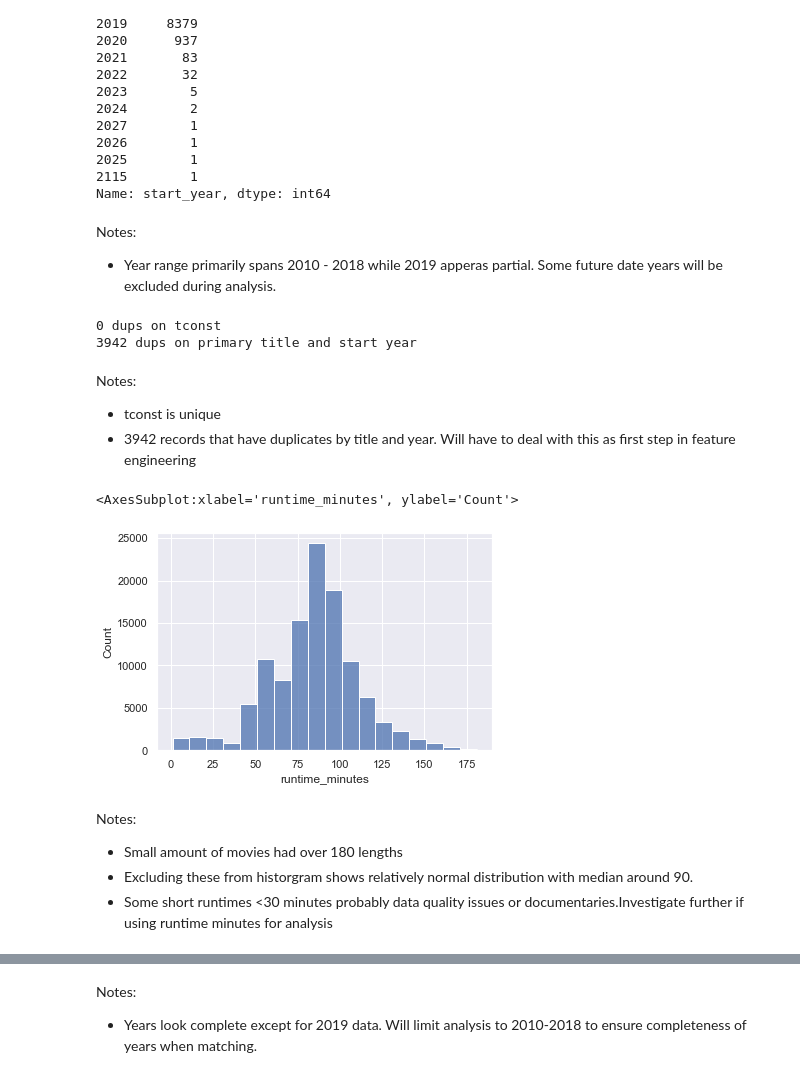
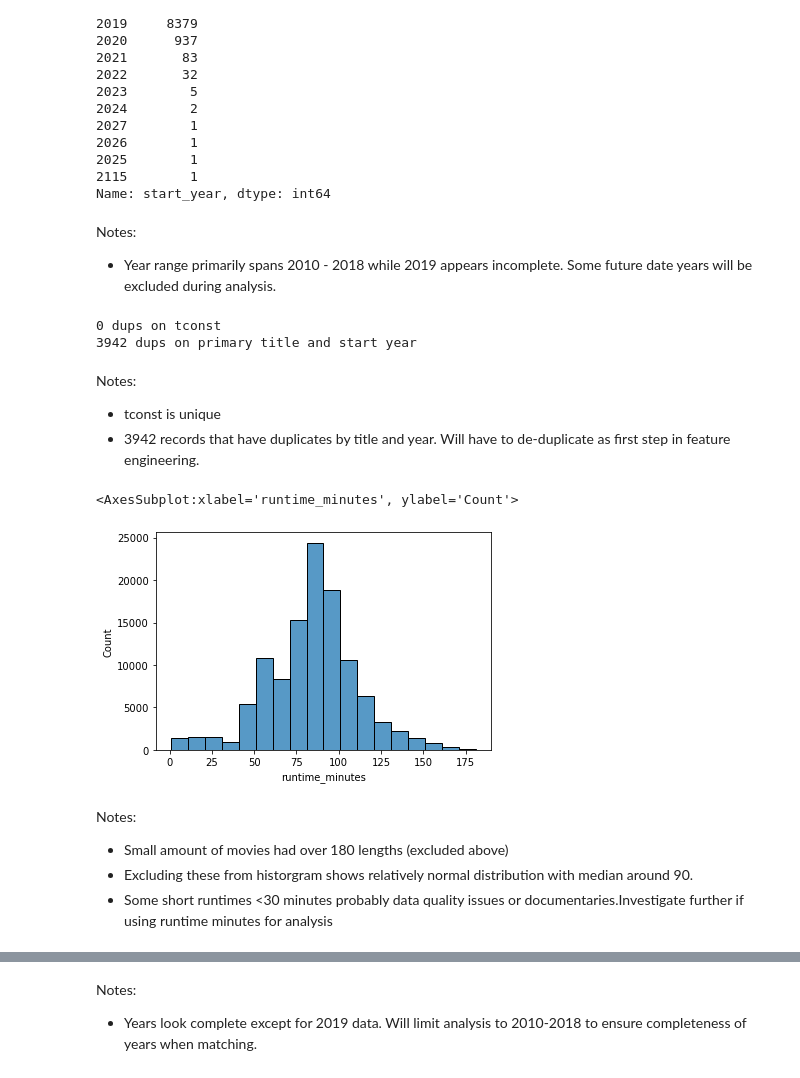
Before and after one commit to cutterback/movie-analysis-project, a Jupyter notebook: movie-analysis.ipynb, the cells around one changed output, grey strips where cells are left out. Saved outputs shown, nothing was run; the diff lists cells and outputs as text; code cells hidden in the pictures.

Commit message:
Added analysis comments and business section

```diff
--- a/movie-analysis.ipynb
+++ b/movie-analysis.ipynb
@@ -383,7 +433,7 @@ print(imdb_basics['start_year'].value_counts())
 Name: start_year, dtype: int64
 # %% [markdown]
 Notes:
-- Year range primarily spans 2010 - 2018 while 2019 apperas partial. Some future date years will be excluded during analysis.
+- Year range primarily spans 2010 - 2018 while 2019 appears incomplete. Some future date years will be excluded during analysis.
 # %%
 # Check IMBD Basics for dups
 tconst_dups = imdb_basics.duplicated(['tconst'],keep=False).sum()
@@ -396,17 +446,17 @@ print(f'{title_dups} dups on primary title and start year')
 # %% [markdown]
 Notes:
 - tconst is unique
-- 3942 records that have duplicates by title and year. Will have to deal with this as first step in feature engineering
+- 3942 records that have duplicates by title and year. Will have to de-duplicate as first step in feature engineering.
 # %%
 # Review distribution plot for runtime minutes
 length180 = imdb_basics[imdb_basics['runtime_minutes'] < 180]
-sns.histplot(data=length180, x='runtime_minutes', binwidth=10, palette='Blues')
+sns.histplot(data=length180, x='runtime_minutes', binwidth=10)
 # %% [output]
 <AxesSubplot:xlabel='runtime_minutes', ylabel='Count'>
-[figure, old version]
+[figure, new version]
 # %% [markdown]
 Notes:
-- Small amount of movies had over 180 lengths
+- Small amount of movies had over 180 lengths (excluded above)
 - Excluding these from historgram shows relatively normal distribution with median around 90.
 - Some short runtimes <30 minutes probably data quality issues or documentaries.Investigate further if using runtime minutes for analysis
 # %%
```
Also changed, not shown: parts of 62 cells of this notebook, 6 other files.
